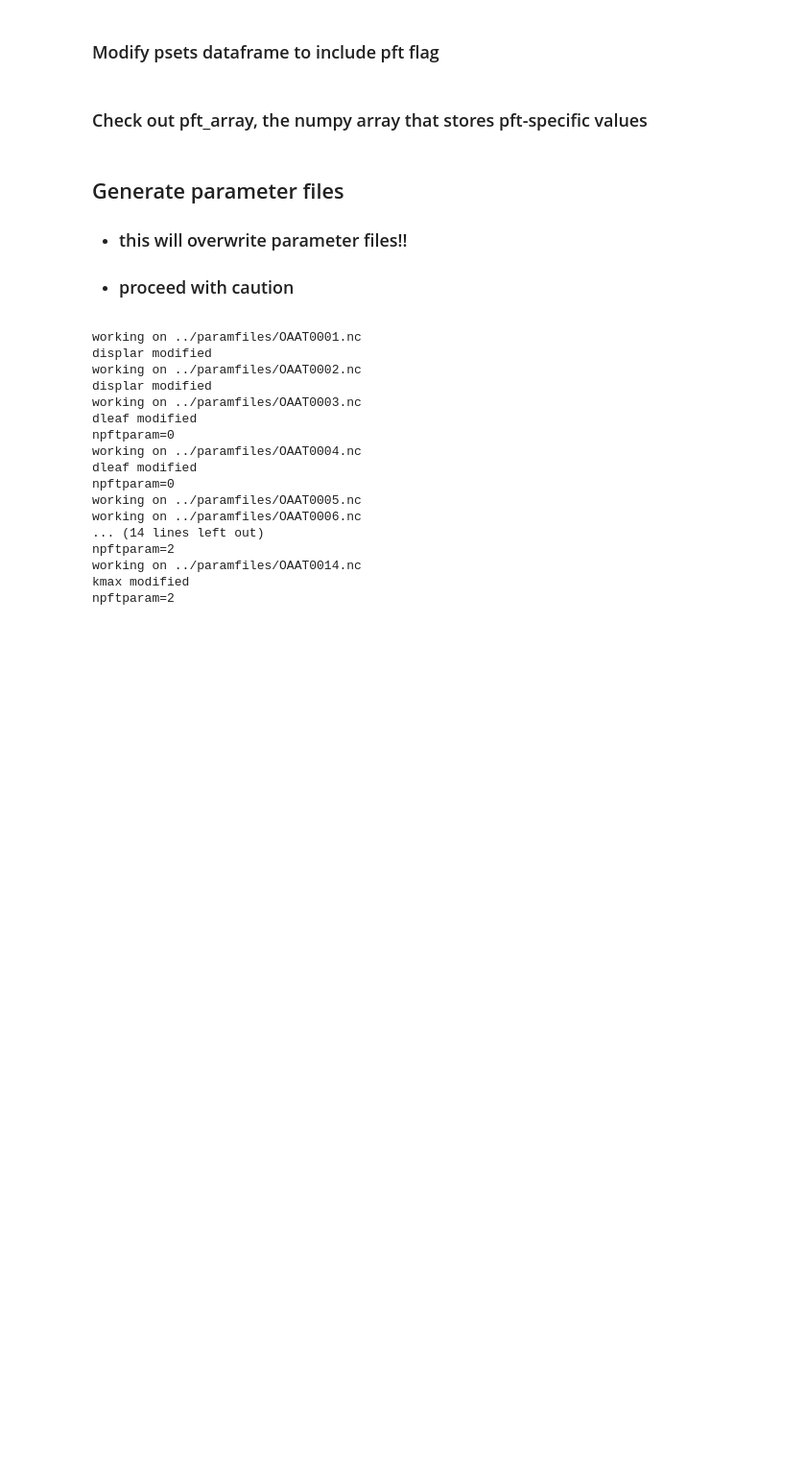
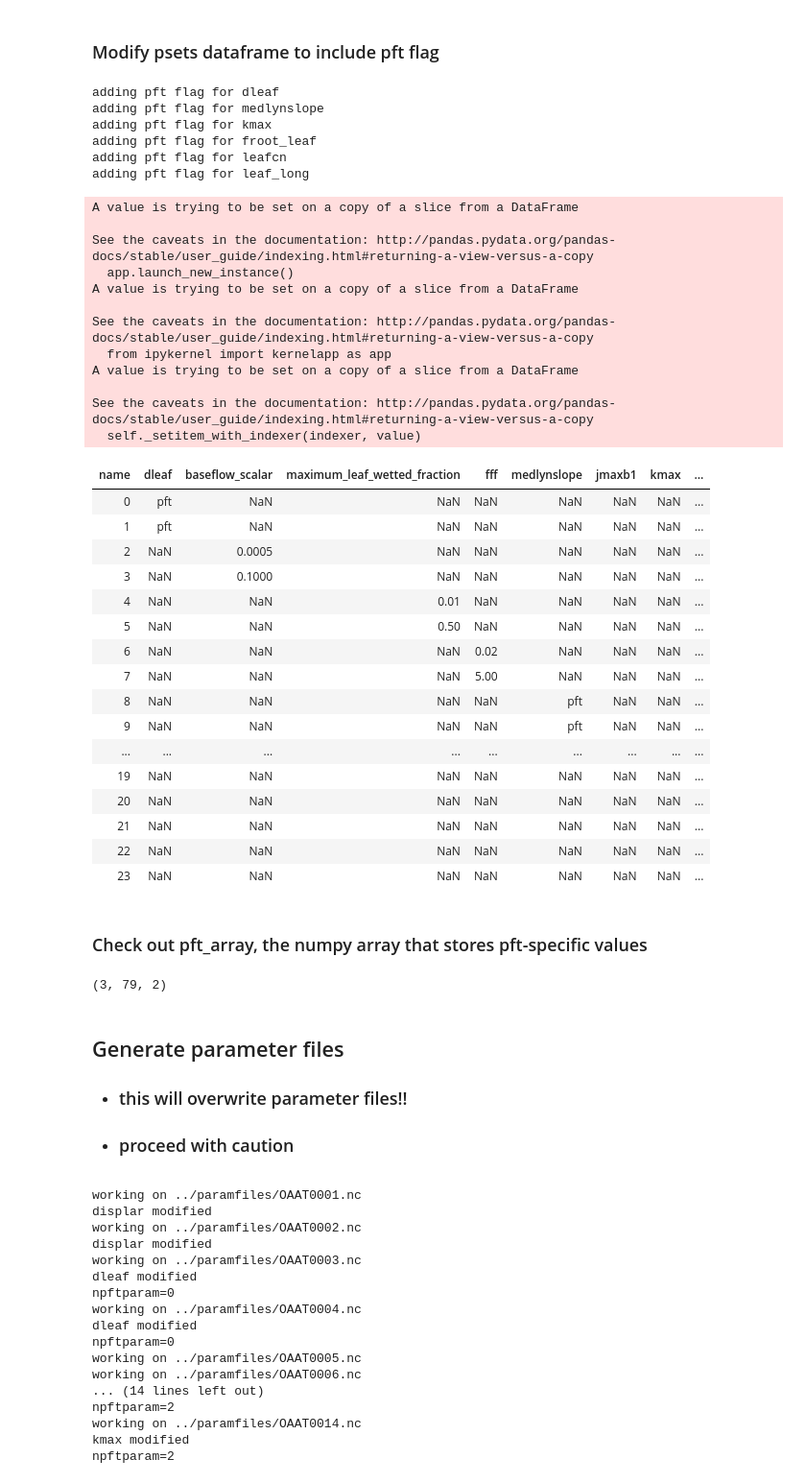
Before and after one commit to djk2120/CLM5PPE, a Jupyter notebook: params/scripts/generate_params.ipynb, the cells around one changed output. Shown: that part at 96% size. Drawn from its saved outputs; the diff is of its cells as text; code cells hidden in the pictures; blank space fills up the shorter version.

```diff
--- a/params/scripts/generate_params.ipynb
+++ b/params/scripts/generate_params.ipynb
@@ -564,30 +462,68 @@ params_dict
 # %% [markdown]
 ### Modify psets dataframe to include pft flag
 # %%
-#if sampling_protocol == 'LHC':
-#    for ind,name in enumerate(params['name']):
-#        # check for NaNs in the whole column (denotes PFT-specific param)
-#        if np.isnan(psets[name]).all():
-#            print('adding pft flag for '+name)
-#            psets[name] = 'pft'
+if sampling_protocol == 'LHC':
+    for ind,name in enumerate(params['name']):
+        # check for NaNs in the whole column (denotes PFT-specific param)
+        if np.isnan(psets[name]).all():
+            print('adding pft flag for '+name)
+            psets[name] = 'pft'
 
 # NOTE: this bit of code generates a pandas warning, but still executes as it should
 # Could come back to this if we figure out how to put some pft flag in the preceding code
-#elif sampling_protocol == 'OAAT':
-#    for ind,name in enumerate(params['name']):
-        # check for NaNs in the whole column (denotes PFT-specific param)
-#        if np.isnan(psets[name]).all():
-#            print('adding pft flag for '+name)
-#            psets[name][mins_index[0][ind]] = 'pft'
-#            psets[name][maxs_index[0][ind]] = 'pft'
+elif sampling_protocol == 'OAAT':
+    for ind,name in enumerate(params['name']):
+        # check for NaNs in the whole column (denotes PFT-specific param AND/OR needs default values)
+        if np.isnan(psets[name]).all():
+            print('adding pft flag for '+name)
+            psets[name][mins_index[0][ind]] = 'pft'
+            psets[name][maxs_index[0][ind]] = 'pft'
 
-#psets
+psets
+# %% [output]
+adding pft flag for dleaf
+adding pft flag for medlynslope
+adding pft flag for kmax
+adding pft flag for froot_leaf
+adding pft flag for leafcn
+adding pft flag for leaf_long
+A value is trying to be set on a copy of a slice from a DataFrame
+
+See the caveats in the documentation: http://pandas.pydata.org/pandas-docs/stable/user_guide/indexing.html#returning-a-view-versus-a-copy
+  app.launch_new_instance()
+A value is trying to be set on a copy of a slice from a DataFrame
+
+See the caveats in the documentation: http://pandas.pydata.org/pandas-docs/stable/user_guide/indexing.html#returning-a-view-versus-a-copy
+  from ipykernel import kernelapp as app
+A value is trying to be set on a copy of a slice from a DataFrame
+
+See the caveats in the documentation: http://pandas.pydata.org/pandas-docs/stable/user_guide/indexing.html#returning-a-view-versus-a-copy
+  self._setitem_with_indexer(indexer, value)
+| name | dleaf | baseflow_scalar | maximum_leaf_wetted_fraction | fff | medlynslope | jmaxb1 | kmax | ... |
+| 0 | pft | NaN | NaN | NaN | NaN | NaN | NaN | ... |
+| 1 | pft | NaN | NaN | NaN | NaN | NaN | NaN | ... |
+| 2 | NaN | 0.0005 | NaN | NaN | NaN | NaN | NaN | ... |
+| 3 | NaN | 0.1000 | NaN | NaN | NaN | NaN | NaN | ... |
+| 4 | NaN | NaN | 0.01 | NaN | NaN | NaN | NaN | ... |
+| 5 | NaN | NaN | 0.50 | NaN | NaN | NaN | NaN | ... |
+| 6 | NaN | NaN | NaN | 0.02 | NaN | NaN | NaN | ... |
+| 7 | NaN | NaN | NaN | 5.00 | NaN | NaN | NaN | ... |
+| 8 | NaN | NaN | NaN | NaN | pft | NaN | NaN | ... |
+| 9 | NaN | NaN | NaN | NaN | pft | NaN | NaN | ... |
+| ... | ... | ... | ... | ... | ... | ... | ... | ... |
+| 19 | NaN | NaN | NaN | NaN | NaN | NaN | NaN | ... |
+| 20 | NaN | NaN | NaN | NaN | NaN | NaN | NaN | ... |
+| 21 | NaN | NaN | NaN | NaN | NaN | NaN | NaN | ... |
+| 22 | NaN | NaN | NaN | NaN | NaN | NaN | NaN | ... |
+| 23 | NaN | NaN | NaN | NaN | NaN | NaN | NaN | ... |
 # %% [markdown]
 ### Check out pft_array, the numpy array that stores pft-specific values
 # %%
-#pft_array.shape
+pft_array.shape
 # OAAT dims are (npftparam, npft, 2) where last dim represents min/max perturbations
 # LHC dims are (npftparam, npft, nsamp)
+# %% [output]
+(3, 79, 2)
 # %% [markdown]
 ## Generate parameter files
 * ### this will overwrite parameter files!!
```
Also changed, not shown: parts of 26 cells of this notebook, 2 other files.
